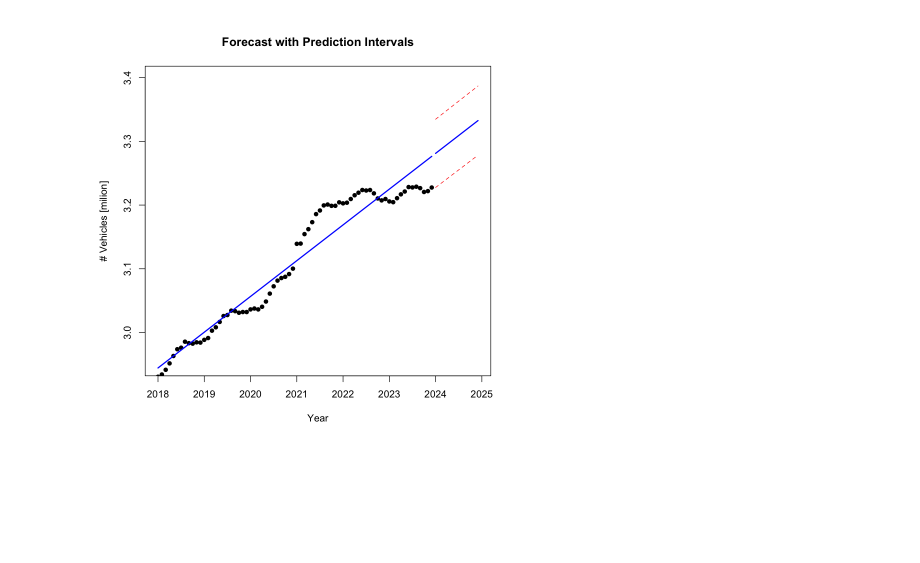
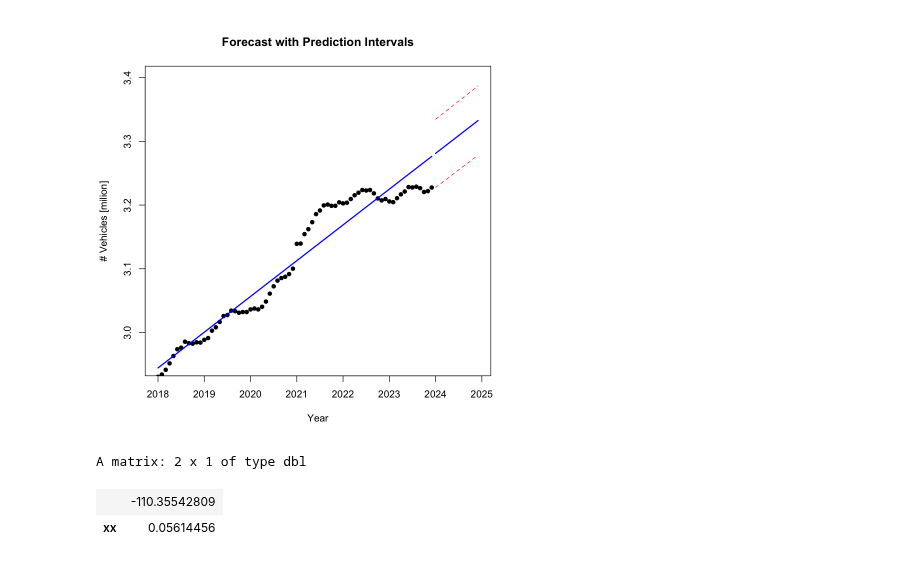
Before and after one commit to mathilderask/TimeSeriesAnalysis, a Jupyter notebook: 2,4.ipynb, the cells around one changed output. Saved outputs shown, nothing was run; the diff lists cells and outputs as text; code cells hidden in the pictures; blank space fills up the shorter version.

```diff
--- a/2,4.ipynb
+++ b/2,4.ipynb
@@ -81,3 +81,9 @@ Warning message in sig2 * (1 + rowSums((x_future %*% solve(t(x) %*% x)) * x_futu
 "Recycling array of length 1 in array-vector arithmetic is deprecated.
   Use c() or as.vector() instead."
 [figure]
+# %%
+parameters
+# %% [output]
+A matrix: 2 x 1 of type dbl
+|  | -110.35542809 |
+| xx | 0.05614456 |
```
Also changed, not shown: 2 other files.
